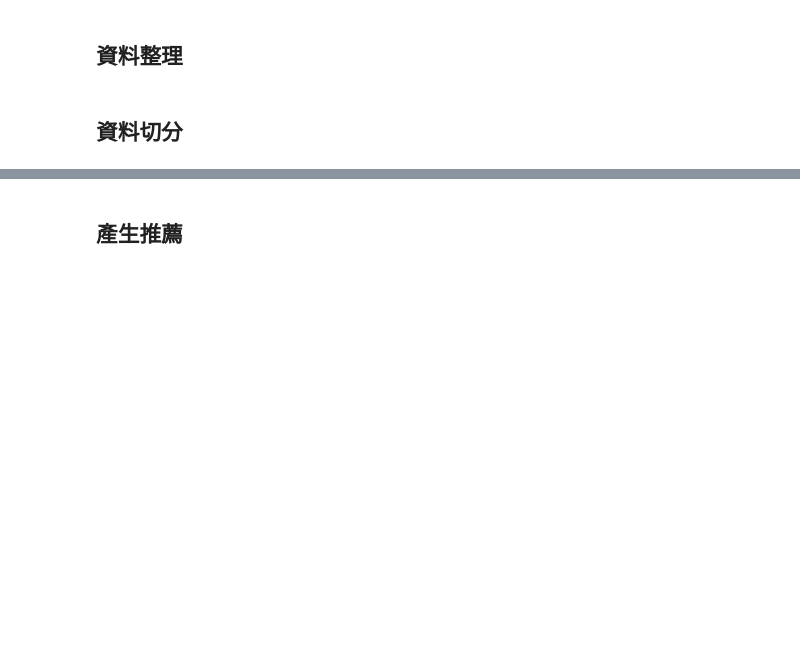
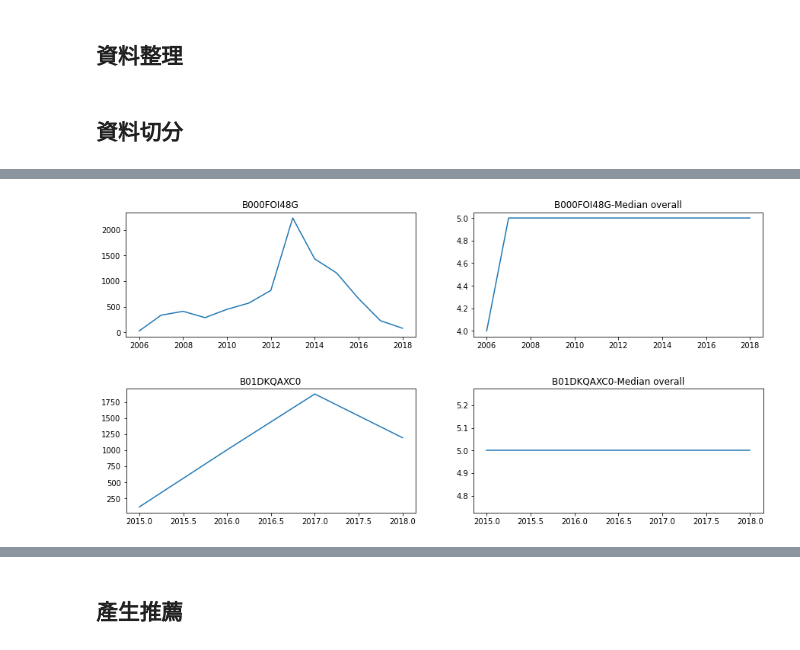
Before and after one commit to RoiWu/data-course-sample, a Jupyter notebook: sample.ipynb, the cells around one changed output, grey strips where cells are left out. Cells and saved outputs as stored; diff of their text form; code cells hidden in the pictures; blank space fills up the shorter version.

```diff
--- a/sample.ipynb
+++ b/sample.ipynb
@@ -85,0 +189,5 @@ users = list(ratings_testings_by_user.keys())
+# %%
+ratings_testings['year'] = ratings_testings["DATE"].dt.year
+ratings_trainings['year'] = ratings_trainings["DATE"].dt.year
+
+ratings_testings.head()
@@ -85,0 +210,24 @@ users = list(ratings_testings_by_user.keys())
+# %%
+def drawProduct_buyline(productName, df):
+  tmp = df[df["asin"] == productName]
+
+  record = {}
+  score = {}
+  for year in range(min(tmp["year"]), max(tmp["year"])+1):
+    a = tmp[tmp["year"]==year]
+    # record[year] = [len(a), a["overall"].median()]
+    record[year] = [len(a), a["overall"].quantile(.4)]
+
+  tmp = pd.DataFrame.from_dict(record, orient='index').rename(columns={0:'Amount', 1:'Overall'})
+
+  plt.subplot(1, 2, 1)
+  tmp["Amount"].plot(title=productName, figsize=(15,3))
+  plt.subplot(1, 2, 2)
+  tmp["Overall"].plot(title=productName+"-Median overall", figsize=(15,3))
+  plt.show()
+
+drawProduct_buyline('B000FOI48G', ratings_trainings)
+drawProduct_buyline('B01DKQAXC0', ratings_trainings)
+# %% [output]
+[figure, added]
+[figure, added]
```
Also changed, not shown: parts of 15 cells of this notebook.
